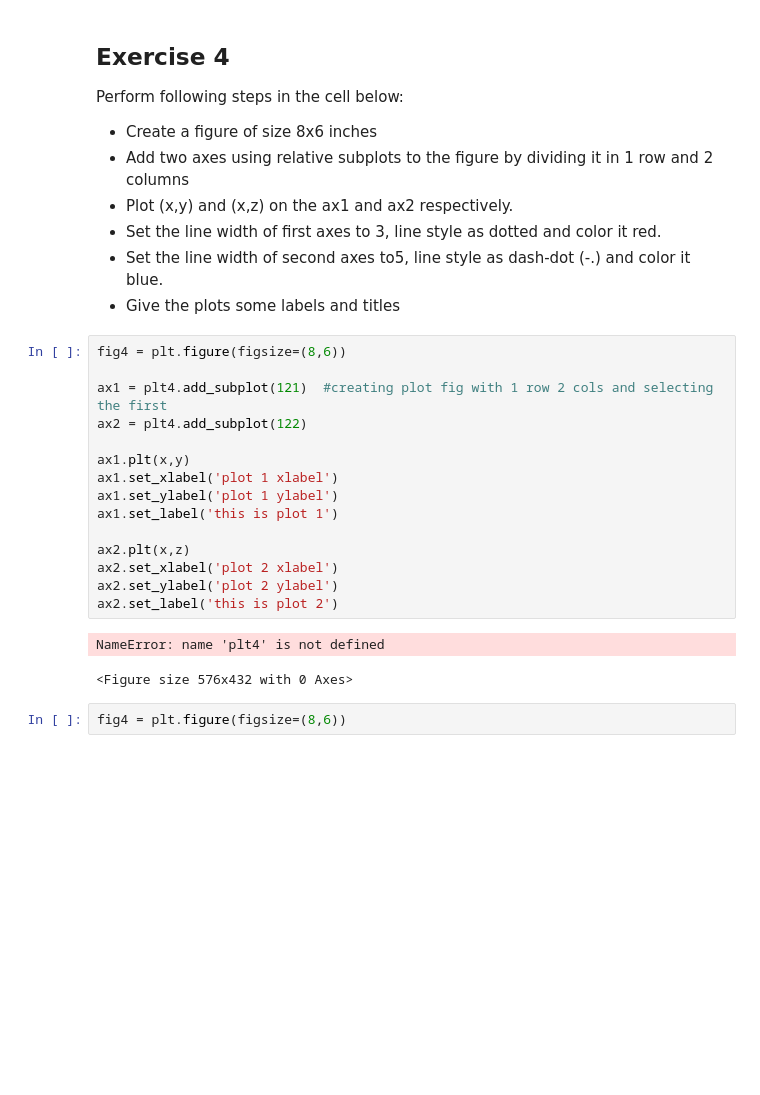
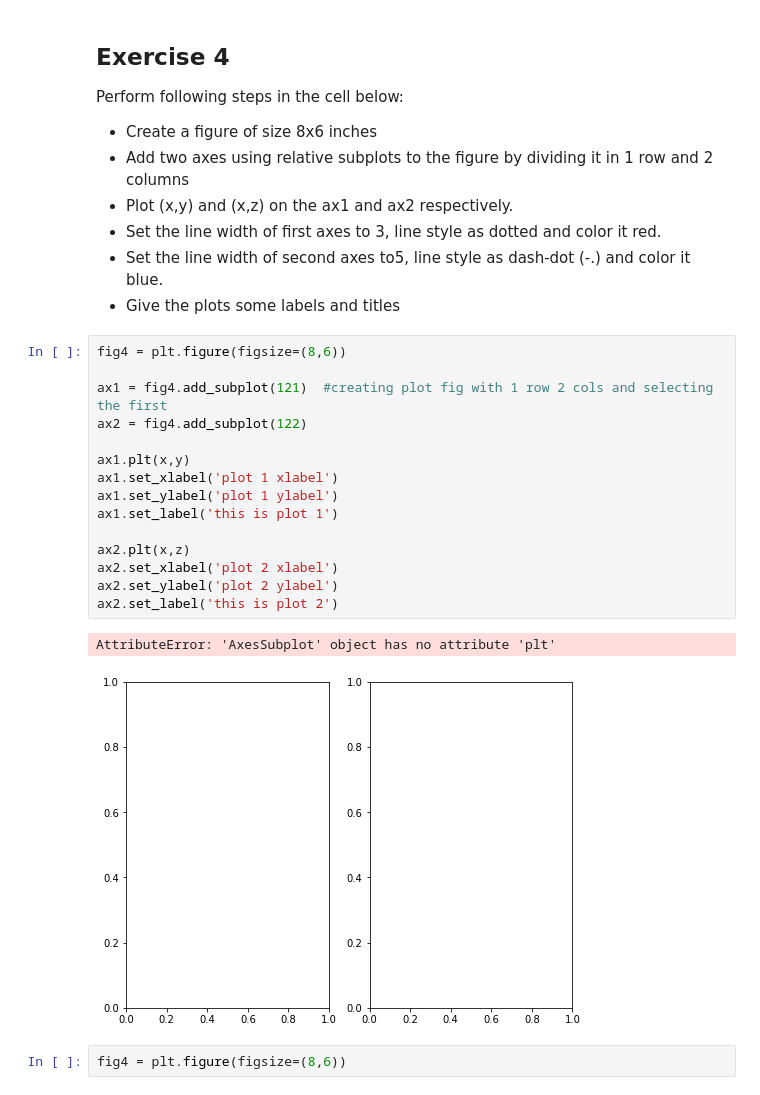
Before and after one commit to Patrickbfuller/dsc-1-03-13-customizing-visualizations-with-matplotlib-lab-seattle-ds-career-040119, a Jupyter notebook: index.ipynb, the cells around one changed output. Cells and saved outputs as stored; diff of their text form; blank space fills up the shorter version.

```diff
--- a/index.ipynb
+++ b/index.ipynb
@@ -154,21 +154,21 @@ Perform following steps in the cell below:
 # %%
 fig4 = plt.figure(figsize=(8,6))
 
-ax1 = plt4.add_subplot(121)  #creating plot fig with 1 row 2 cols and selecting the first
-ax2 = plt4.add_subplot(122)
+ax1 = fig4.add_subplot(121)  #creating plot fig with 1 row 2 cols and selecting the first
+ax2 = fig4.add_subplot(122)
 
 ax1.plt(x,y)
 ax1.set_xlabel('plot 1 xlabel')
 ax1.set_ylabel('plot 1 ylabel')
 ax1.set_label('this is plot 1')
 
 ax2.plt(x,z)
 ax2.set_xlabel('plot 2 xlabel')
 ax2.set_ylabel('plot 2 ylabel')
 ax2.set_label('this is plot 2')
 # %% [output]
-NameError: name 'plt4' is not defined
+AttributeError: 'AxesSubplot' object has no attribute 'plt'
-<Figure size 576x432 with 0 Axes>
+[figure, added]
 # %%
 fig4 = plt.figure(figsize=(8,6))
 # %% [output]
```
